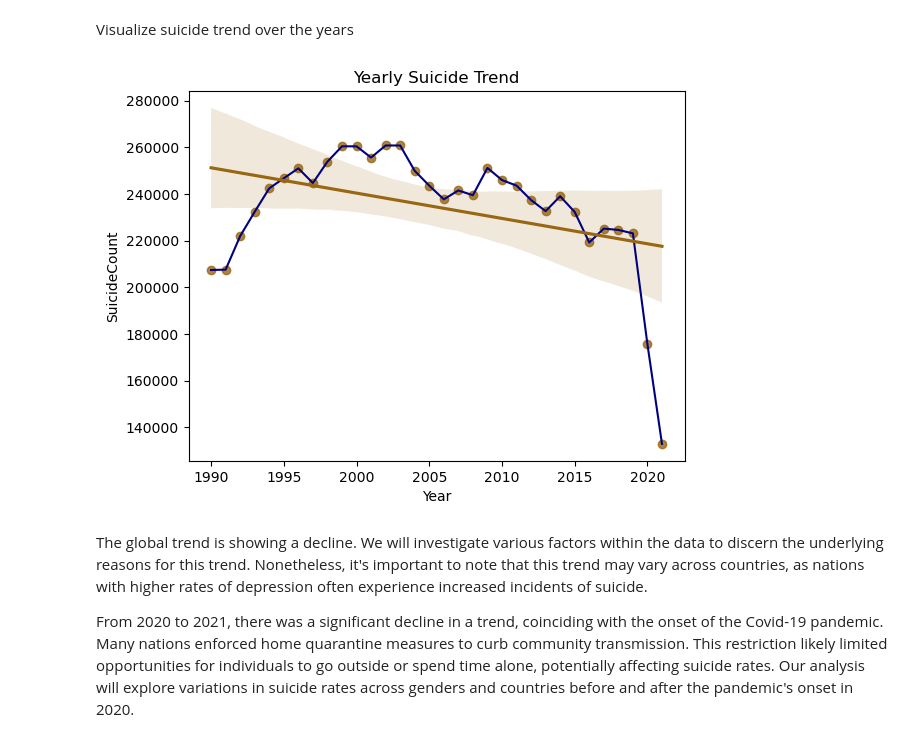
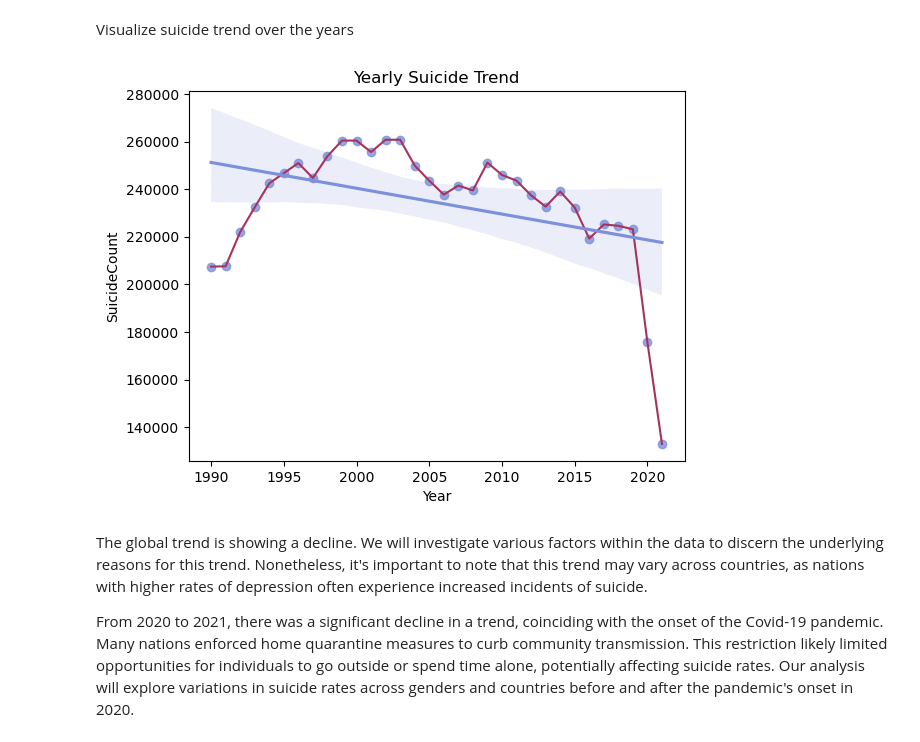
Before and after one commit to cuongpham24/Data-science-projects, a Jupyter notebook: Project_03_Social_Analysis/Project_03_suiside_rate.ipynb, the cells around one changed output. Cells and saved outputs as stored; diff of their text form; code cells hidden in the pictures.

```diff
--- a/Project_03_Social_Analysis/Project_03_suiside_rate.ipynb
+++ b/Project_03_Social_Analysis/Project_03_suiside_rate.ipynb
@@ -103,11 +103,11 @@ year_SuicideCount.head(3)
 Visualize suicide trend over the years
 # %%
 # Plot the original data
-sns.lineplot(year_SuicideCount, x="Year", y="SuicideCount", color="navy").set(title="Yearly Suicide Trend")
+sns.lineplot(year_SuicideCount, x="Year", y="SuicideCount", color="#a8325e").set(title="Yearly Suicide Trend")
 # Plot trend
-sns.regplot(year_SuicideCount, x="Year", y="SuicideCount", color="#996711");
+sns.regplot(year_SuicideCount, x="Year", y="SuicideCount", color="#7C90DB");
 # %% [output]
-[figure, old version]
+[figure, new version]
 # %% [markdown]
 The global trend is showing a decline. We will investigate various factors within the data to discern the underlying reasons for this trend. Nonetheless, it's important to note that this trend may vary across countries, as nations with higher rates of depression often experience increased incidents of suicide.
 
```
